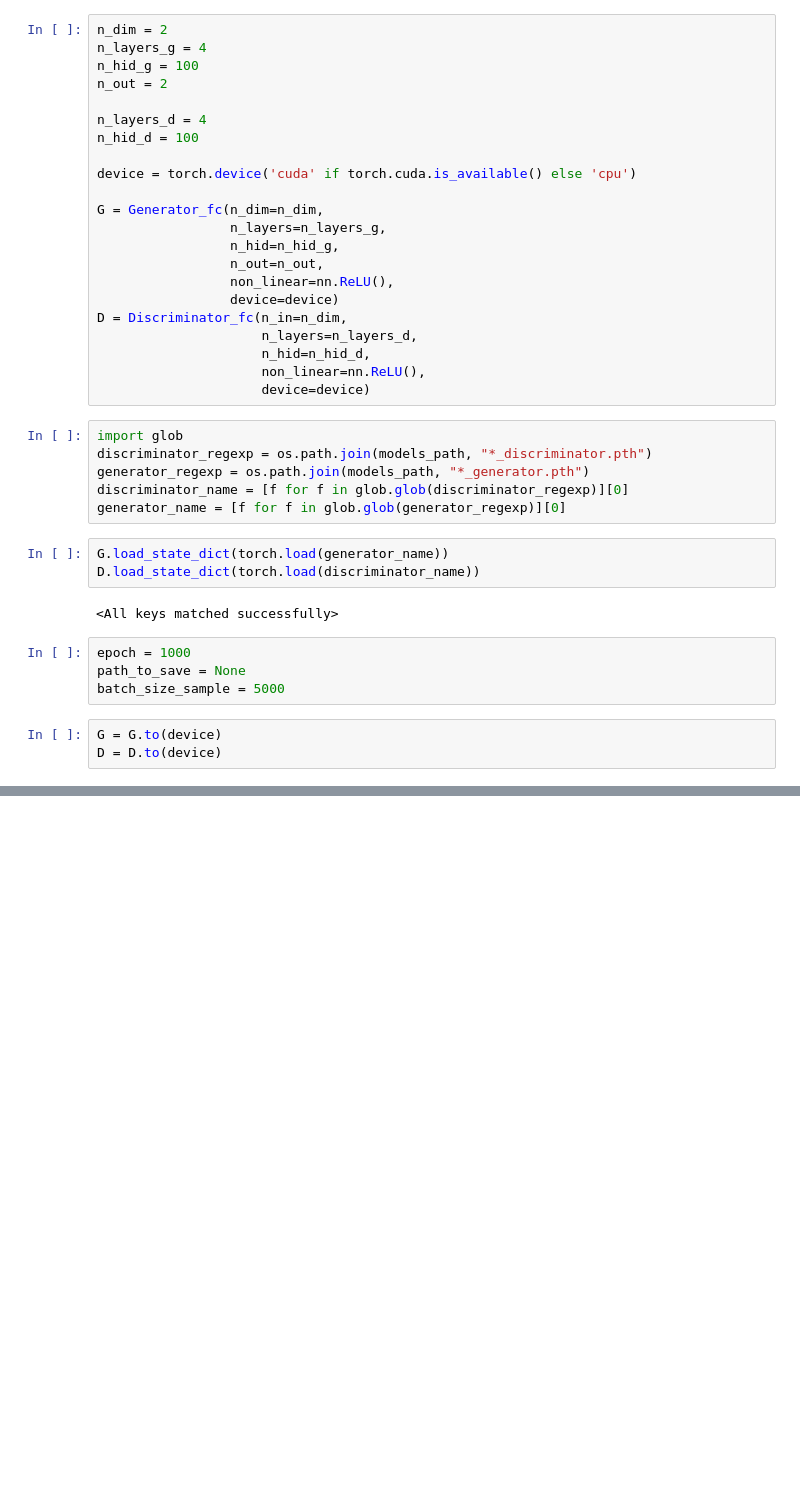
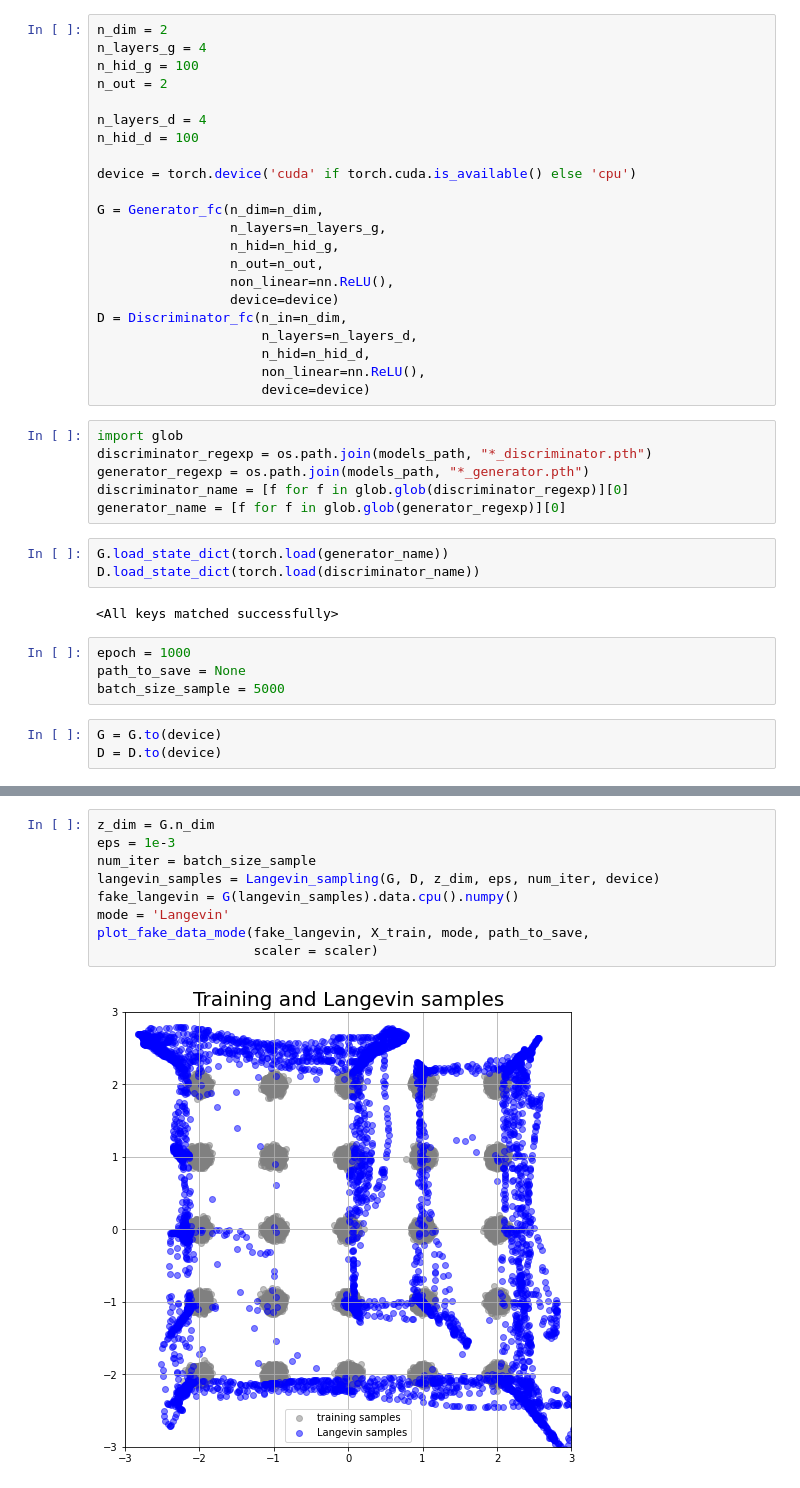
Before and after one commit to premolab/gans_sampling, a Jupyter notebook: notebooks/MHGAN_gaussians.ipynb, the cells around one changed output, grey strips where cells are left out. Cells and saved outputs as stored; diff of their text form; blank space fills up the shorter version.

```diff
--- a/notebooks/MHGAN_gaussians.ipynb
+++ b/notebooks/MHGAN_gaussians.ipynb
@@ -134,0 +146,11 @@ mh_sampling_visualize(G,
+# %%
+z_dim = G.n_dim
+eps = 1e-3
+num_iter = batch_size_sample
+langevin_samples = Langevin_sampling(G, D, z_dim, eps, num_iter, device)
+fake_langevin = G(langevin_samples).data.cpu().numpy()
+mode = 'Langevin'
+plot_fake_data_mode(fake_langevin, X_train, mode, path_to_save,
+                    scaler = scaler)
+# %% [output]
+[figure, added]
```
Also changed, not shown: parts of 22 cells of this notebook, 6 other files.
